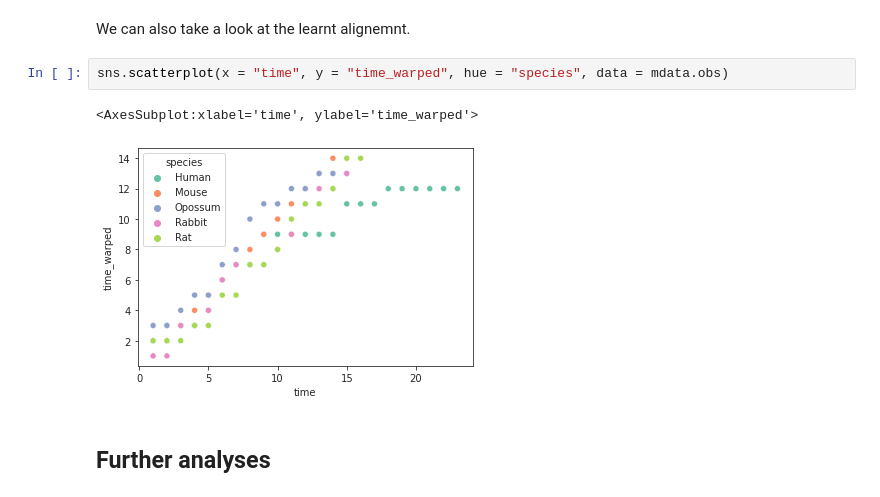
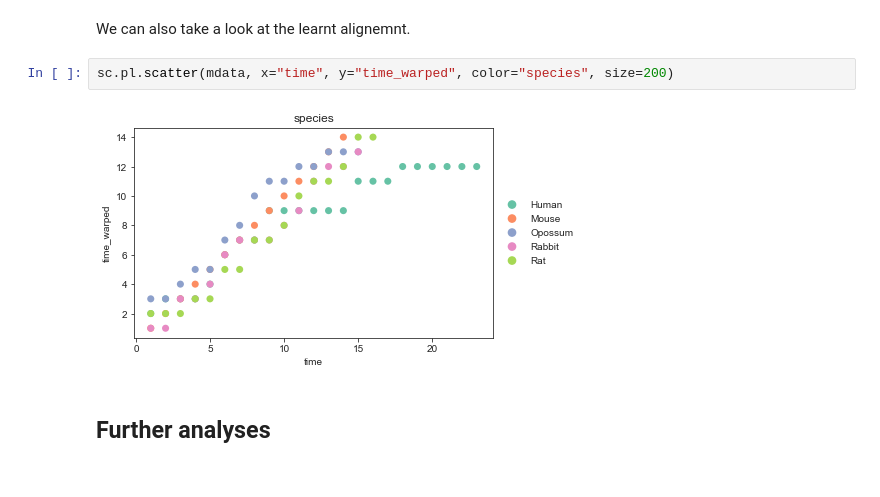
Before and after one commit to scverse/muon-tutorials, a Jupyter notebook: MEFISTO_evodevo.ipynb, the cells around one changed output. Drawn from its saved outputs; the diff is of its cells as text.

```diff
--- a/MEFISTO_evodevo.ipynb
+++ b/MEFISTO_evodevo.ipynb
@@ -217,11 +233,10 @@ sns.scatterplot(x = "time", y = "Factor1", hue = "species", data = df)
 ## Alignment
 # %% [markdown]
 We can also take a look at the learnt alignemnt.
-# %%
-sns.scatterplot(x = "time", y = "time_warped", hue = "species", data = mdata.obs)
-# %% [output]
-<AxesSubplot:xlabel='time', ylabel='time_warped'>
-[figure, removed]
+# %%
+sc.pl.scatter(mdata, x="time", y="time_warped", color="species", size=200)
+# %% [output]
+[figure, added]
 # %% [markdown]
 ## Further analyses
 # %% [markdown]
```
Also changed, not shown: parts of 12 cells of this notebook.
